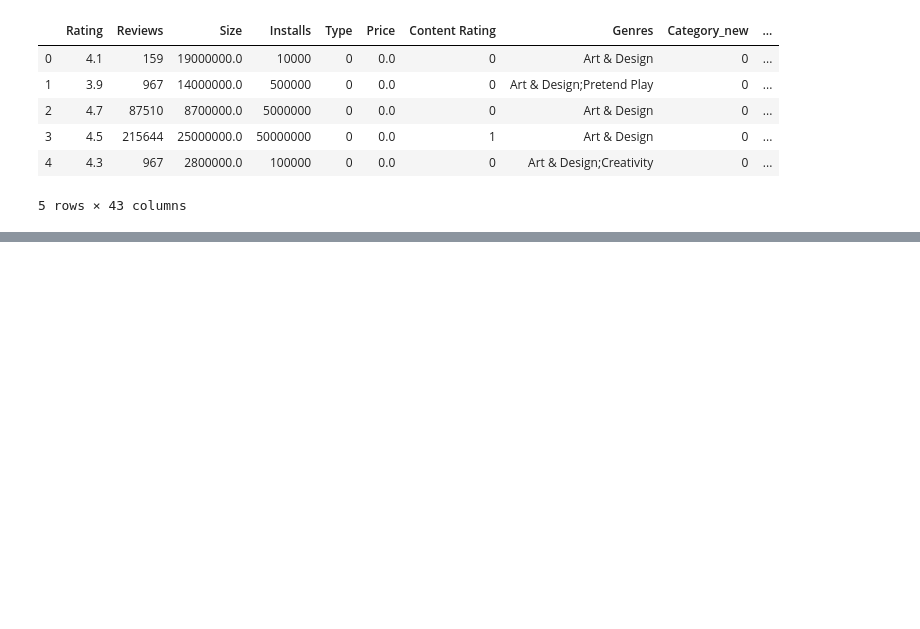
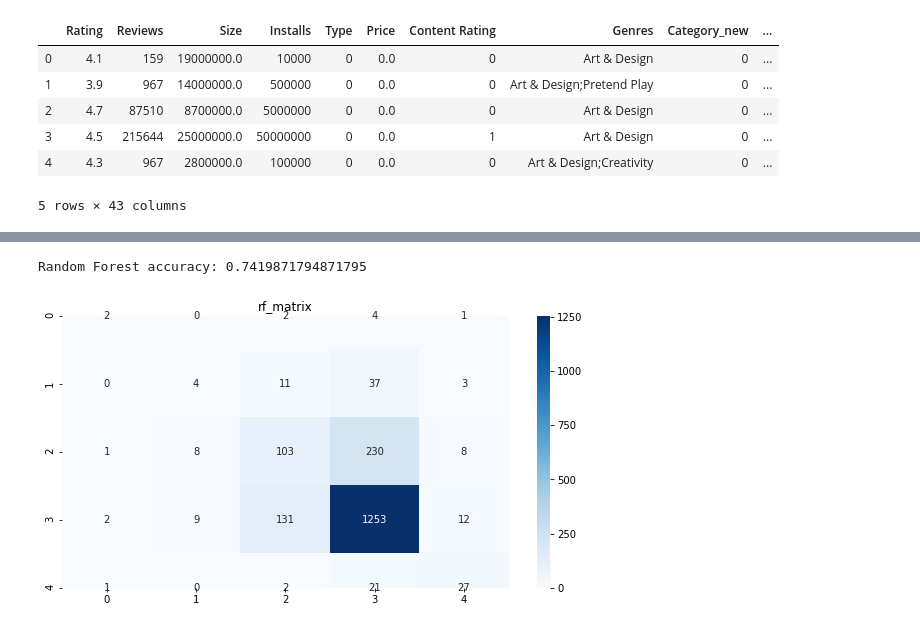
Before and after one commit to Berthelmaster/MAL_O4, a Jupyter notebook: dataset/o4Rasmus.ipynb, the cells around one changed output, grey strips where cells are left out. Drawn from its saved outputs; the diff is of its cells as text; code cells hidden in the pictures; blank space fills up the shorter version.

```diff
--- a/dataset/o4Rasmus.ipynb
+++ b/dataset/o4Rasmus.ipynb
@@ -165,0 +172,8 @@ memory usage: 731.2+ KB
+# %%
+X = appData2.drop(labels = ['Rating', 'Category_new','Genres'],axis = 1)
+y = appData2['Rating'].values
+y = y.astype('int')
+# %%
+#Splitter data op i 1/5 til test og 4/5 til training
+from sklearn.model_selection import train_test_split
+X_train, X_test, y_train, y_test = train_test_split(X, y, test_size = 0.2)
@@ -165,0 +183,24 @@ memory usage: 731.2+ KB
+# %%
+from sklearn.preprocessing import StandardScaler
+sc_X = StandardScaler()
+X_train = sc_X.fit_transform(X_train)
+X_test = sc_X.transform(X_test)
+# %%
+#Random Forest
+from sklearn.ensemble import RandomForestClassifier
+from sklearn.metrics import confusion_matrix
+from sklearn.metrics import accuracy_score
+rf = RandomForestClassifier(n_estimators=10,criterion='entropy',random_state=0)
+rf.fit(X_train,y_train)
+rf_predict = rf.predict(X_test)
+rf_cm = confusion_matrix(y_test,rf_predict)
+rf_accuracy = accuracy_score(rf_predict, y_test)
+# %%
+import seaborn as sns
+plt.figure(figsize =(10,5))
+plt.title("rf_matrix")
+sns.heatmap(rf_cm,annot=True,cmap="Blues", fmt="d")
+print('Random Forest accuracy:',rf_accuracy )
+# %% [output]
+Random Forest accuracy: 0.7419871794871795
+[figure, added]
```
Also changed, not shown: parts of 8 cells of this notebook.
